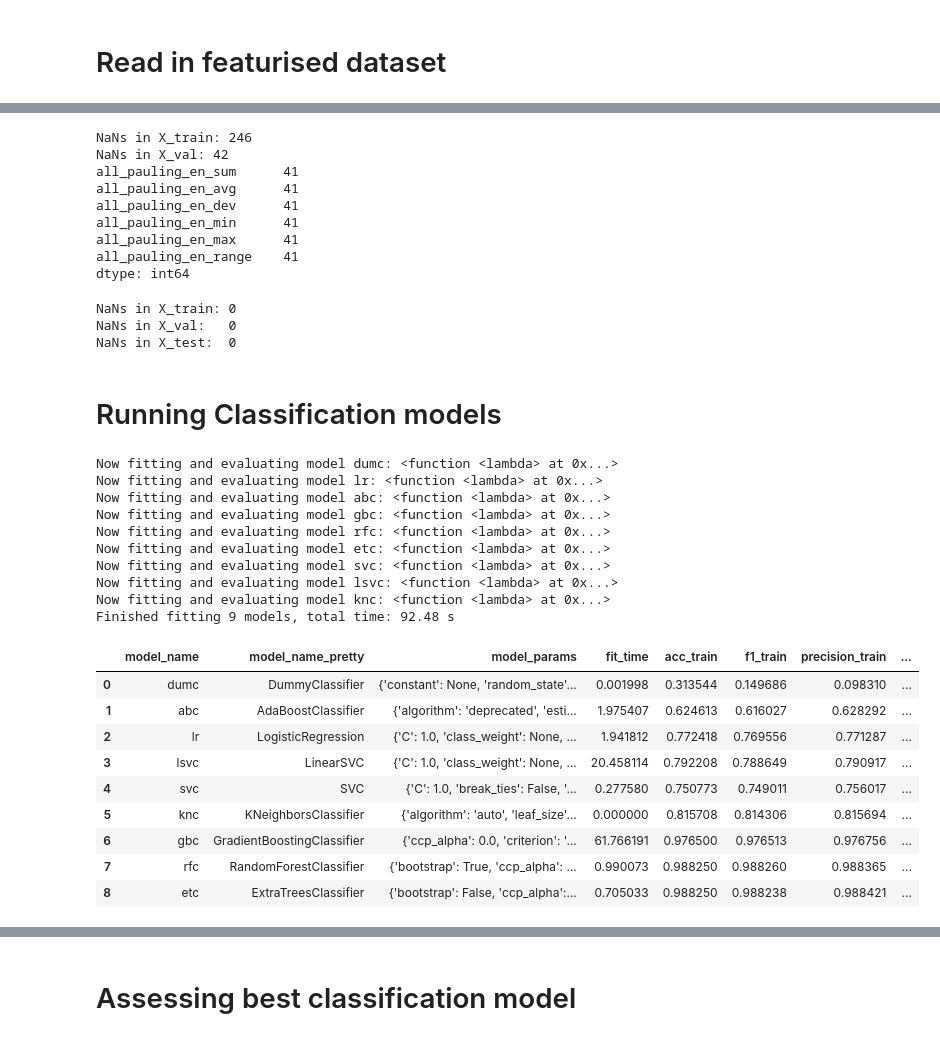
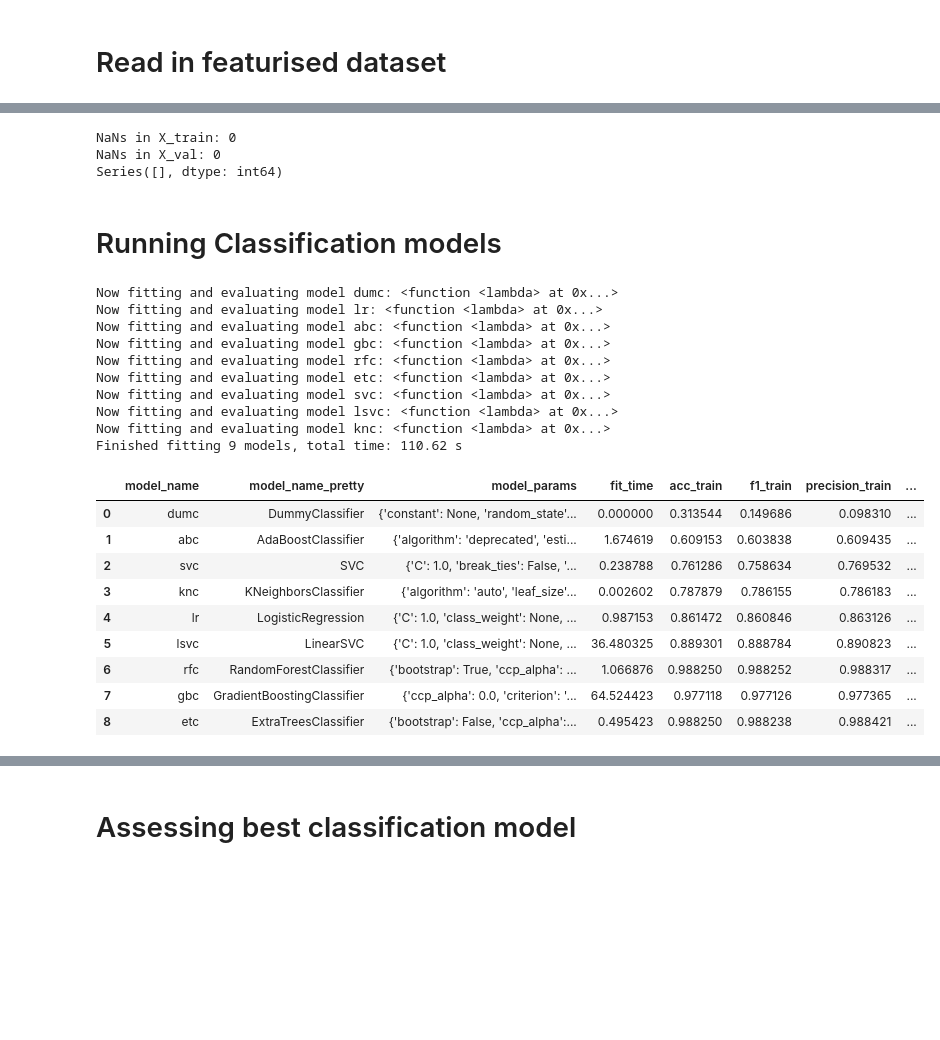
Before and after one commit to RedHorizonss/apprOXimate, a Jupyter notebook: notebooks/exp3a_approx_runML.ipynb, the cells around one changed output, grey strips where cells are left out. Cells and saved outputs as stored; diff of their text form; code cells hidden in the pictures; blank space fills up the shorter version.

```diff
--- a/notebooks/exp3a_approx_runML.ipynb
+++ b/notebooks/exp3a_approx_runML.ipynb
@@ -81,26 +101,11 @@ df_val = pd.read_csv('approx_dataset_splits/app_val_split.csv')
 # %%
-df_train["Crystal_System"] = df_train["Crystal_System"].astype("category")
-df_test["Crystal_System"] = df_test["Crystal_System"].astype("category")
-df_val["Crystal_System"] = df_val["Crystal_System"].astype("category")
+categories = df_train["Crystal_System"].cat.categories
+print(categories)
 
+df_train["Crystal_System"] = df_train["Crystal_System"].cat.set_categories(categories)
+df_val["Crystal_System"]   = df_val["Crystal_System"].cat.set_categories(categories)
+df_test["Crystal_System"]  = df_test["Crystal_System"].cat.set_categories(categories)
 
 df_train["target"] = df_train["Crystal_System"].cat.codes
-df_test["target"] = df_test["Crystal_System"].cat.codes
-df_val["target"] = df_val["Crystal_System"].cat.codes
-
-label_mapping = dict(enumerate(df_train["Crystal_System"].cat.categories))
-
-# Define which columns are your features (drop non-numeric / target cols)
-feature_cols = [col for col in df_train.columns if col not in ['HMS', 'Chemical', 'Crystal_System', 'target', 'formula']]
-
-# Training
-X_train = df_train[feature_cols].values
-y_train = df_train['target'].values
-
-# Validation
-X_val = df_val[feature_cols].values
-y_val = df_val['target'].values
-
-# Test
-X_test = df_test[feature_cols].values
-y_test = df_test['target'].values
+df_val["target"]   = df_val["Crystal_System"].cat.codes
+df_test["target"]  = df_test["Crystal_System"].cat.codes
@@ -122,30 +146,9 @@ print(f"NaNs in X_val: {np.isnan(X_val).sum()}")
 nan_cols = df_train[feature_cols].isnull().sum()
 print(nan_cols[nan_cols > 0])
 # %% [output]
-NaNs in X_train: 246
-NaNs in X_val: 42
-all_pauling_en_sum      41
-all_pauling_en_avg      41
-all_pauling_en_dev      41
-all_pauling_en_min      41
-all_pauling_en_max      41
-all_pauling_en_range    41
-dtype: int64
+NaNs in X_train: 0
+NaNs in X_val: 0
+Series([], dtype: int64)
-# %%
-from sklearn.impute import SimpleImputer
-# Because 41 of the rows do not have a pauling_en value as it's ended up being NAN (need to fix this) we use imputer to get a median value for our issue
-imputer = SimpleImputer(strategy='median')
-X_train = imputer.fit_transform(X_train)
-X_val   = imputer.transform(X_val)
-X_test  = imputer.transform(X_test)
-# %%
-print(f"NaNs in X_train: {np.isnan(X_train).sum()}")
-print(f"NaNs in X_val:   {np.isnan(X_val).sum()}")
-print(f"NaNs in X_test:  {np.isnan(X_test).sum()}")
-# %% [output]
-NaNs in X_train: 0
-NaNs in X_val:   0
-NaNs in X_test:  0
 # %%
 scaler = StandardScaler()
 X_train = scaler.fit_transform(X_train)  # fit only on train
@@ -169,7 +172,7 @@ df_classics = pd.DataFrame(columns=[
     'recall_val'
 ])
 
-RANDOM_SEED = 1
+RANDOM_SEED = 42
 
 classic_model_classes = OrderedDict({
     'dumc': DummyClassifier,
@@ -224,19 +227,19 @@ Now fitting and evaluating model etc: <function <lambda> at 0x...>
 Now fitting and evaluating model svc: <function <lambda> at 0x...>
 Now fitting and evaluating model lsvc: <function <lambda> at 0x...>
 Now fitting and evaluating model knc: <function <lambda> at 0x...>
-Finished fitting 9 models, total time: 92.48 s
+Finished fitting 9 models, total time: 110.62 s
 # %%
 # Sort in order of increasing validation r2 score
-df_classics = df_classics.sort_values('acc_val', ignore_index=True)
+df_classics = df_classics.sort_values('f1_val', ignore_index=True)
 df_classics
 # %% [output]
 |  | model_name | model_name_pretty | model_params | fit_time | acc_train | f1_train | precision_train | ... |
-| 0 | dumc | DummyClassifier | {'constant': None, 'random_state'... | 0.001998 | 0.313544 | 0.149686 | 0.098310 | ... |
-| 1 | abc | AdaBoostClassifier | {'algorithm': 'deprecated', 'esti... | 1.975407 | 0.624613 | 0.616027 | 0.628292 | ... |
-| 2 | lr | LogisticRegression | {'C': 1.0, 'class_weight': None, ... | 1.941812 | 0.772418 | 0.769556 | 0.771287 | ... |
-| 3 | lsvc | LinearSVC | {'C': 1.0, 'class_weight': None, ... | 20.458114 | 0.792208 | 0.788649 | 0.790917 | ... |
-| 4 | svc | SVC | {'C': 1.0, 'break_ties': False, '... | 0.277580 | 0.750773 | 0.749011 | 0.756017 | ... |
-| 5 | knc | KNeighborsClassifier | {'algorithm': 'auto', 'leaf_size'... | 0.000000 | 0.815708 | 0.814306 | 0.815694 | ... |
-| 6 | gbc | GradientBoostingClassifier | {'ccp_alpha': 0.0, 'criterion': '... | 61.766191 | 0.976500 | 0.976513 | 0.976756 | ... |
-| 7 | rfc | RandomForestClassifier | {'bootstrap': True, 'ccp_alpha': ... | 0.990073 | 0.988250 | 0.988260 | 0.988365 | ... |
-| 8 | etc | ExtraTreesClassifier | {'bootstrap': False, 'ccp_alpha':... | 0.705033 | 0.988250 | 0.988238 | 0.988421 | ... |
+| 0 | dumc | DummyClassifier | {'constant': None, 'random_state'... | 0.000000 | 0.313544 | 0.149686 | 0.098310 | ... |
+| 1 | abc | AdaBoostClassifier | {'algorithm': 'deprecated', 'esti... | 1.674619 | 0.609153 | 0.603838 | 0.609435 | ... |
+| 2 | svc | SVC | {'C': 1.0, 'break_ties': False, '... | 0.238788 | 0.761286 | 0.758634 | 0.769532 | ... |
+| 3 | knc | KNeighborsClassifier | {'algorithm': 'auto', 'leaf_size'... | 0.002602 | 0.787879 | 0.786155 | 0.786183 | ... |
+| 4 | lr | LogisticRegression | {'C': 1.0, 'class_weight': None, ... | 0.987153 | 0.861472 | 0.860846 | 0.863126 | ... |
+| 5 | lsvc | LinearSVC | {'C': 1.0, 'class_weight': None, ... | 36.480325 | 0.889301 | 0.888784 | 0.890823 | ... |
+| 6 | rfc | RandomForestClassifier | {'bootstrap': True, 'ccp_alpha': ... | 1.066876 | 0.988250 | 0.988252 | 0.988317 | ... |
+| 7 | gbc | GradientBoostingClassifier | {'ccp_alpha': 0.0, 'criterion': '... | 64.524423 | 0.977118 | 0.977126 | 0.977365 | ... |
+| 8 | etc | ExtraTreesClassifier | {'bootstrap': False, 'ccp_alpha':... | 0.495423 | 0.988250 | 0.988238 | 0.988421 | ... |
```
Also changed, not shown: parts of 20 cells of this notebook, 4 other files.
